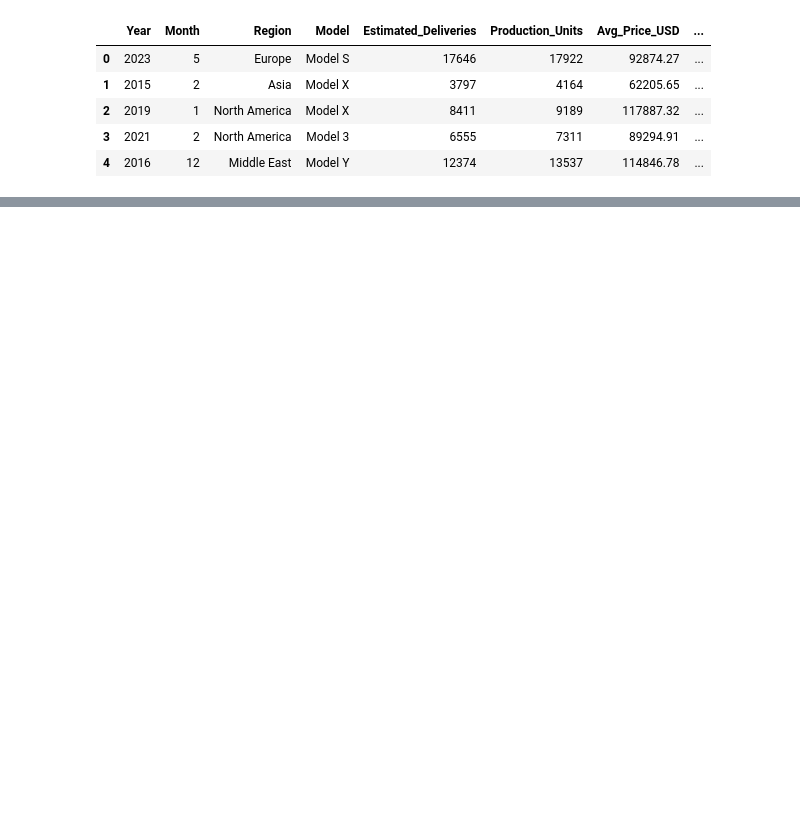
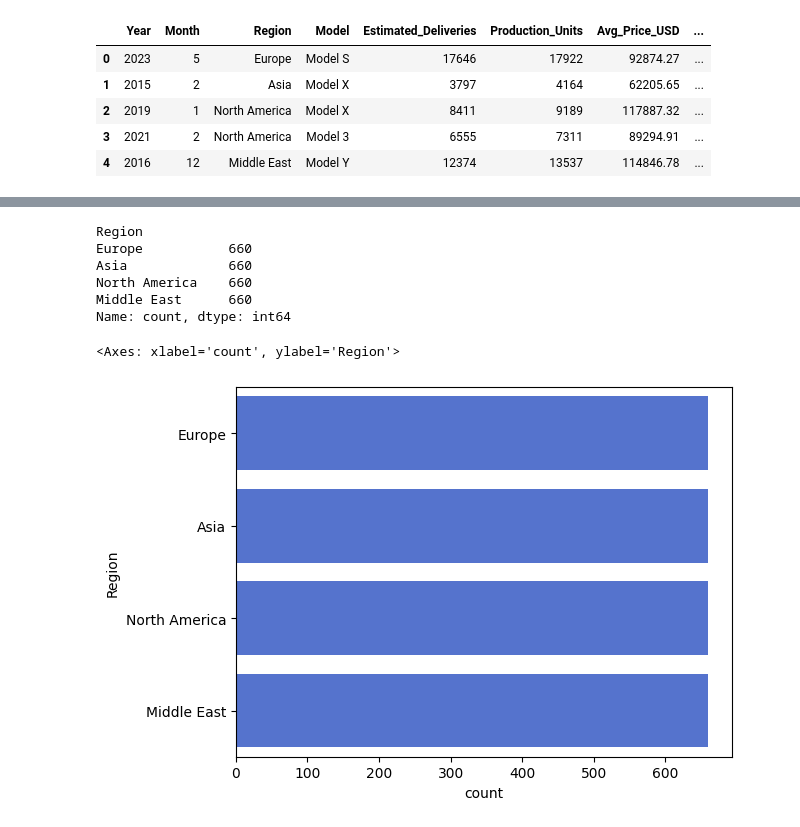
Before and after one commit to divyansharrma10/CEI_Assignments_Divyansh_Sharma_PIET, a Jupyter notebook: week2_Divyansh_Sharma_PIET.ipynb, the cells around one changed output, grey strips where cells are left out. Saved outputs shown, nothing was run; the diff lists cells and outputs as text; code cells hidden in the pictures; blank space fills up the shorter version.

```diff
--- a/week2_Divyansh_Sharma_PIET.ipynb
+++ b/week2_Divyansh_Sharma_PIET.ipynb
@@ -50,0 +177,12 @@ dtype: int64
+# %%
+print(df["Region"].value_counts())
+sns.countplot(df["Region"], color = "royalblue")
+# %% [output]
+Region
+Europe           660
+Asia             660
+North America    660
+Middle East      660
+Name: count, dtype: int64
+<Axes: xlabel='count', ylabel='Region'>
+[figure, added]
```
Also changed, not shown: parts of 67 cells of this notebook.
